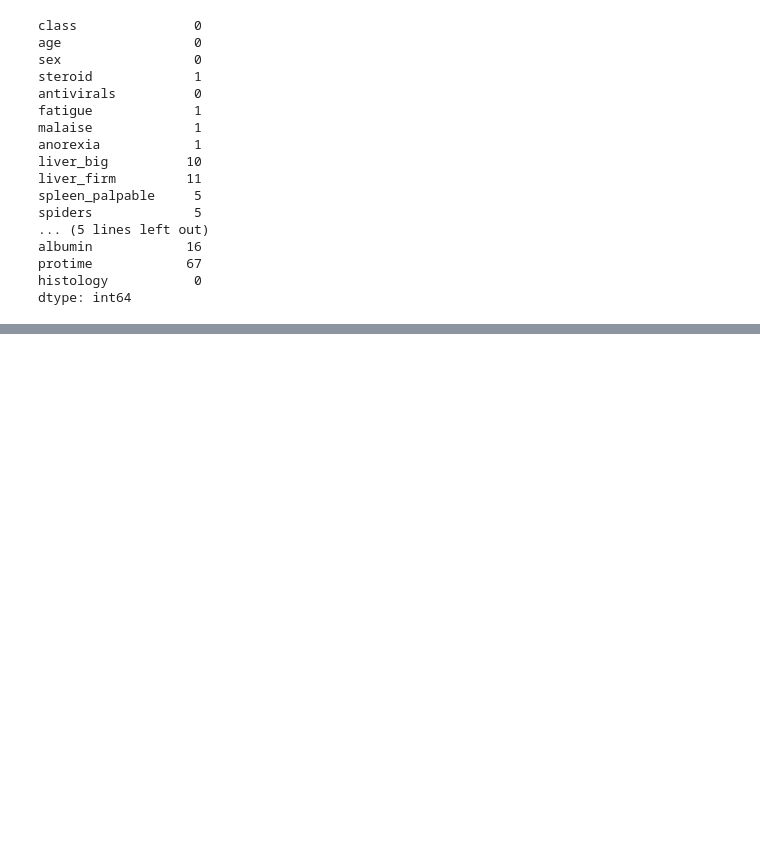
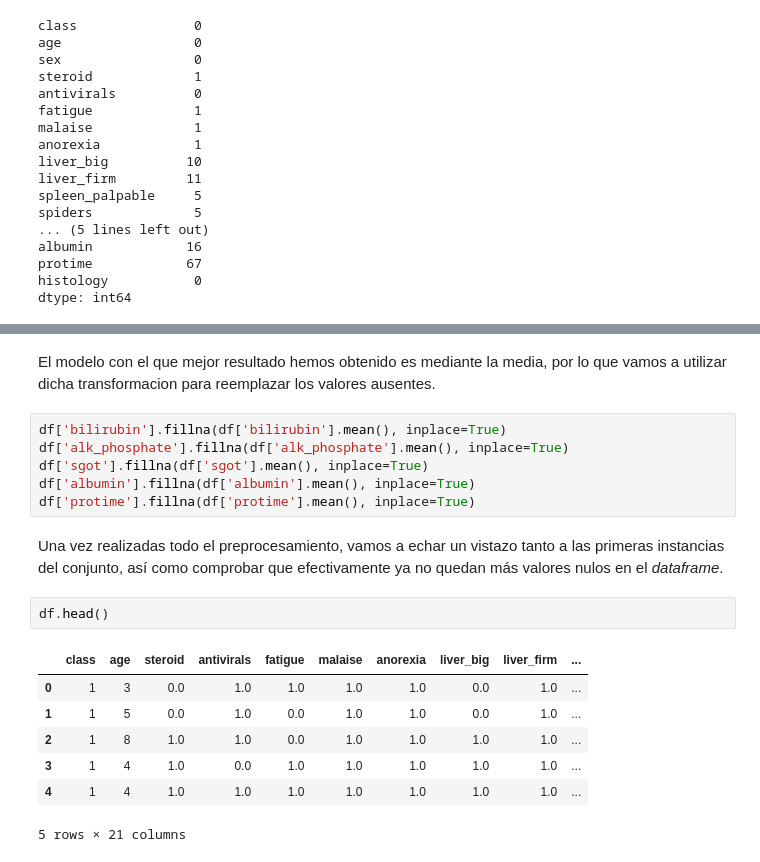
Before and after one commit to serrodcal-MII/AA-Work2, a Jupyter notebook: trabajo2-21-22.ipynb, the cells around one changed output, grey strips where cells are left out. Drawn from its saved outputs; the diff is of its cells as text; blank space fills up the shorter version.

```diff
--- a/trabajo2-21-22.ipynb
+++ b/trabajo2-21-22.ipynb
@@ -131,0 +229,20 @@ En esta sección vamos a realizar el procesado de los datos que consiste en, por
+# %% [markdown]
+El modelo con el que mejor resultado hemos obtenido es mediante la media, por lo que vamos a utilizar dicha transformacion para reemplazar los valores ausentes.
+# %%
+df['bilirubin'].fillna(df['bilirubin'].mean(), inplace=True)
+df['alk_phosphate'].fillna(df['alk_phosphate'].mean(), inplace=True)
+df['sgot'].fillna(df['sgot'].mean(), inplace=True)
+df['albumin'].fillna(df['albumin'].mean(), inplace=True)
+df['protime'].fillna(df['protime'].mean(), inplace=True)
+# %% [markdown]
+Una vez realizadas todo el preprocesamiento, vamos a echar un vistazo tanto a las primeras instancias del conjunto, así como comprobar que efectivamente ya no quedan más valores nulos en el _dataframe_.
+# %%
+df.head()
+# %% [output]
+|  | class | age | steroid | antivirals | fatigue | malaise | anorexia | liver_big | liver_firm | ... |
+| 0 | 1 | 3 | 0.0 | 1.0 | 1.0 | 1.0 | 1.0 | 0.0 | 1.0 | ... |
+| 1 | 1 | 5 | 0.0 | 1.0 | 0.0 | 1.0 | 1.0 | 0.0 | 1.0 | ... |
+| 2 | 1 | 8 | 1.0 | 1.0 | 0.0 | 1.0 | 1.0 | 1.0 | 1.0 | ... |
+| 3 | 1 | 4 | 1.0 | 0.0 | 1.0 | 1.0 | 1.0 | 1.0 | 1.0 | ... |
+| 4 | 1 | 4 | 1.0 | 1.0 | 1.0 | 1.0 | 1.0 | 1.0 | 1.0 | ... |
+5 rows × 21 columns
```
Also changed, not shown: parts of 77 cells of this notebook.
